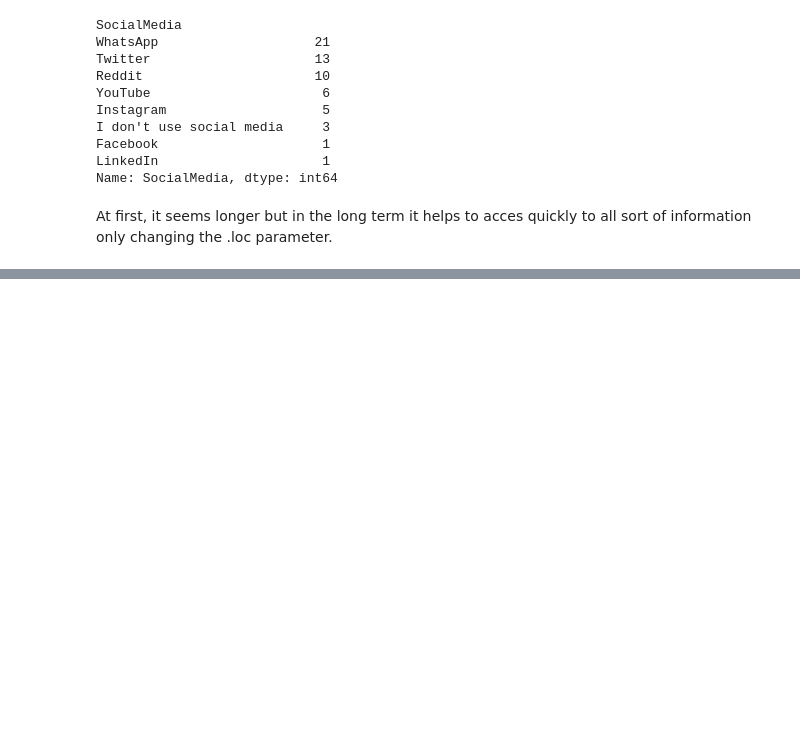
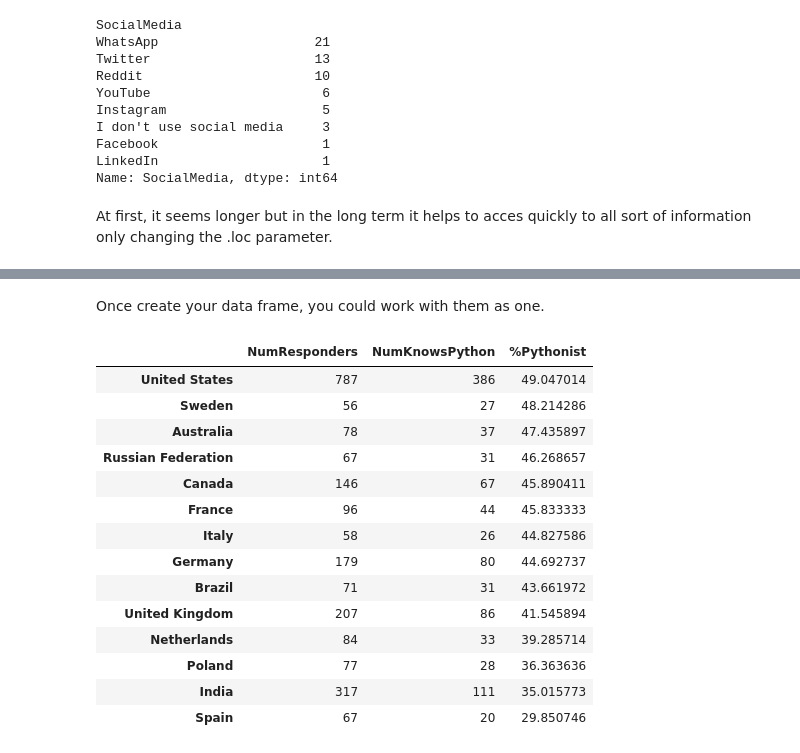
Before and after one commit to Joanpm1215/Pandas-Tutorial, a Jupyter notebook: scripts/Pandas_Tutorial.ipynb, the cells around one changed output, grey strips where cells are left out. Saved outputs shown, nothing was run; the diff lists cells and outputs as text; code cells hidden in the pictures; blank space fills up the shorter version.

```diff
--- a/scripts/Pandas_Tutorial.ipynb
+++ b/scripts/Pandas_Tutorial.ipynb
@@ -642,0 +696,9 @@ At first, it seems longer but in the long term it helps to acces quickly to all
+# %%
+# Create a variable with a groupby object, grouping by Countries.
+country_grp = df.groupby(["Country"])
+
+# Create a variable of the respondents.
+country_respondents = df["Country"].value_counts()
+
+# Create a variable with the series of the sum of all the pythonist of each country (apply method).
+country_uses_python = country_grp["LanguageWorkedWith"].apply(lambda x: x.str.contains("Python").sum())
@@ -642,0 +710,4 @@ At first, it seems longer but in the long term it helps to acces quickly to all
+# %%
+# Pandas concate function
+python_df = pd.concat([country_respondents,country_uses_python], axis = "columns",sort = False)
+python_df
@@ -642,0 +728,31 @@ At first, it seems longer but in the long term it helps to acces quickly to all
+# %% [markdown]
+Once create your data frame, you could work with them as one.
+# %%
+# Renaming the columns.
+python_df.rename(columns={"Country":"NumResponders","LanguageWorkedWith":"NumKnowsPython"}, inplace=True)
+
+# Creating a column with the % of the pythonist
+python_df["%Pythonist"] = (python_df["NumKnowsPython"] / python_df["NumResponders"]) * 100
+
+# Sorting the date by % Pythonist.
+python_df.sort_values(by="%Pythonist", ascending = False, inplace = True)
+
+# Filtring and showing the data.
+filt = python_df["NumResponders"] > 50
+python_df.loc[filt]
+# %% [output]
+|  | NumResponders | NumKnowsPython | %Pythonist |
+| United States | 787 | 386 | 49.047014 |
+| Sweden | 56 | 27 | 48.214286 |
+| Australia | 78 | 37 | 47.435897 |
+| Russian Federation | 67 | 31 | 46.268657 |
+| Canada | 146 | 67 | 45.890411 |
+| France | 96 | 44 | 45.833333 |
+| Italy | 58 | 26 | 44.827586 |
+| Germany | 179 | 80 | 44.692737 |
+| Brazil | 71 | 31 | 43.661972 |
+| United Kingdom | 207 | 86 | 41.545894 |
+| Netherlands | 84 | 33 | 39.285714 |
+| Poland | 77 | 28 | 36.363636 |
+| India | 317 | 111 | 35.015773 |
+| Spain | 67 | 20 | 29.850746 |
```
Also changed, not shown: parts of 19 cells of this notebook.
